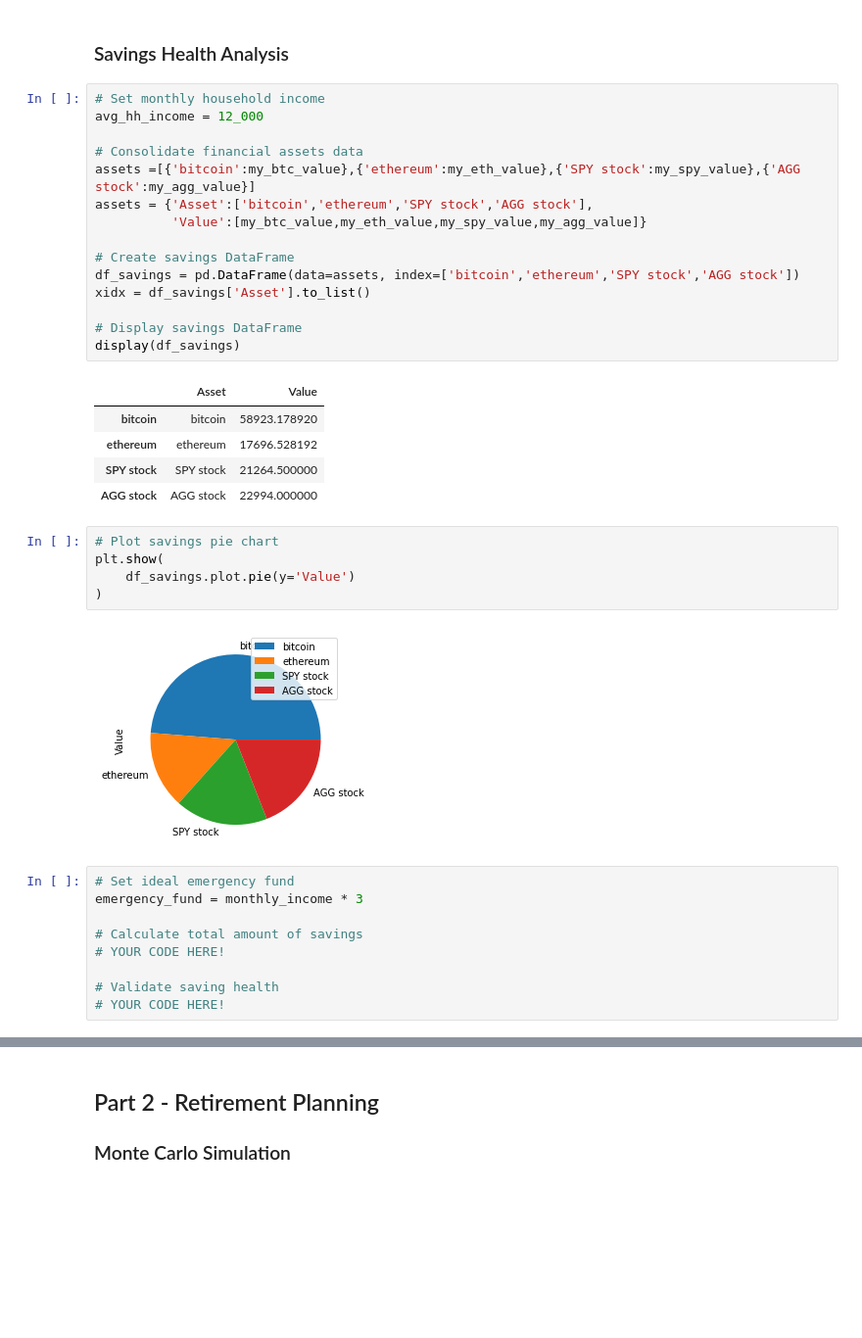
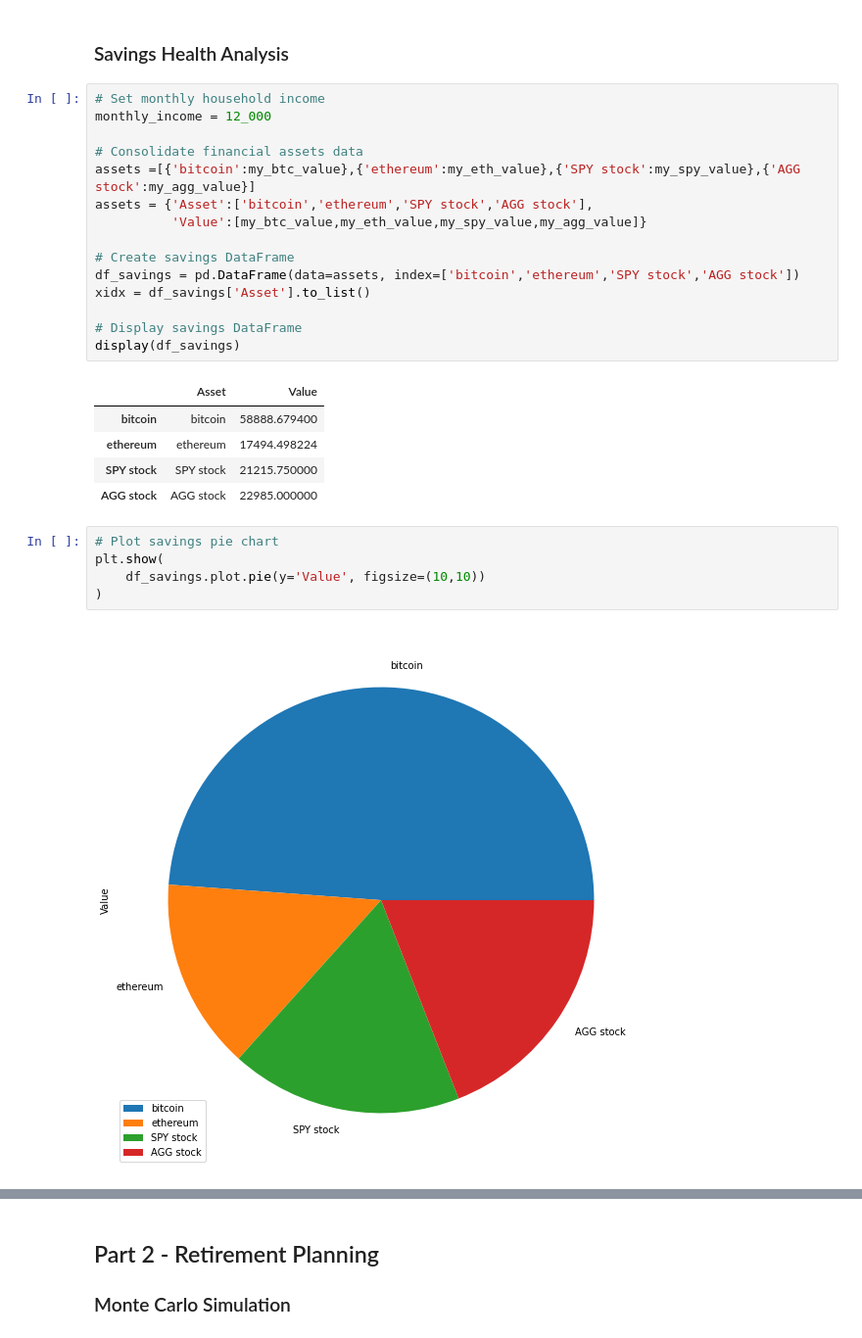
Before and after one commit to etholpalmer/Financial-Planning, a Jupyter notebook: financial-planner.ipynb, the cells around one changed output, grey strips where cells are left out. Shown at 98% size. Saved outputs shown, nothing was run; the diff lists cells and outputs as text; blank space fills up the shorter version.

Commit message:
Savings Health Analysis

```diff
--- a/financial-planner.ipynb
+++ b/financial-planner.ipynb
@@ -220,7 +256,7 @@ The current value of your 200 AGG shares is $ 22,994.00
 ### Savings Health Analysis
 # %%
 # Set monthly household income
-avg_hh_income = 12_000
+monthly_income = 12_000
 
 # Consolidate financial assets data
 assets =[{'bitcoin':my_btc_value},{'ethereum':my_eth_value},{'SPY stock':my_spy_value},{'AGG stock':my_agg_value}]
@@ -235,23 +271,14 @@ xidx = df_savings['Asset'].to_list()
 display(df_savings)
 # %% [output]
 |  | Asset | Value |
-| bitcoin | bitcoin | 58923.178920 |
-| ethereum | ethereum | 17696.528192 |
-| SPY stock | SPY stock | 21264.500000 |
-| AGG stock | AGG stock | 22994.000000 |
+| bitcoin | bitcoin | 58888.679400 |
+| ethereum | ethereum | 17494.498224 |
+| SPY stock | SPY stock | 21215.750000 |
+| AGG stock | AGG stock | 22985.000000 |
 # %%
 # Plot savings pie chart
 plt.show(
-    df_savings.plot.pie(y='Value')
+    df_savings.plot.pie(y='Value', figsize=(10,10))
 )
 # %% [output]
-[figure, old version]
+[figure, new version]
-# %%
-# Set ideal emergency fund
-emergency_fund = monthly_income * 3
-
-# Calculate total amount of savings
-# YOUR CODE HERE!
-
-# Validate saving health
-# YOUR CODE HERE!
```
Also changed, not shown: parts of 12 cells of this notebook.
